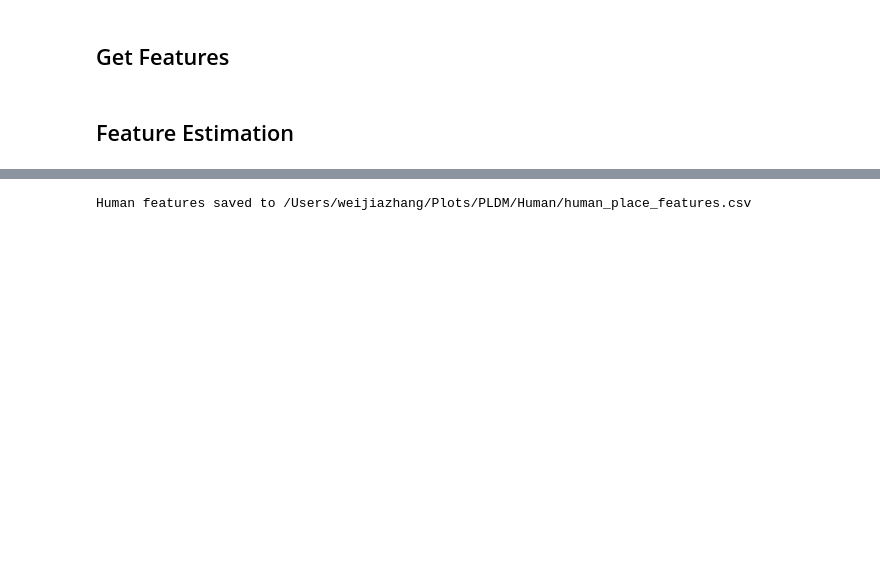
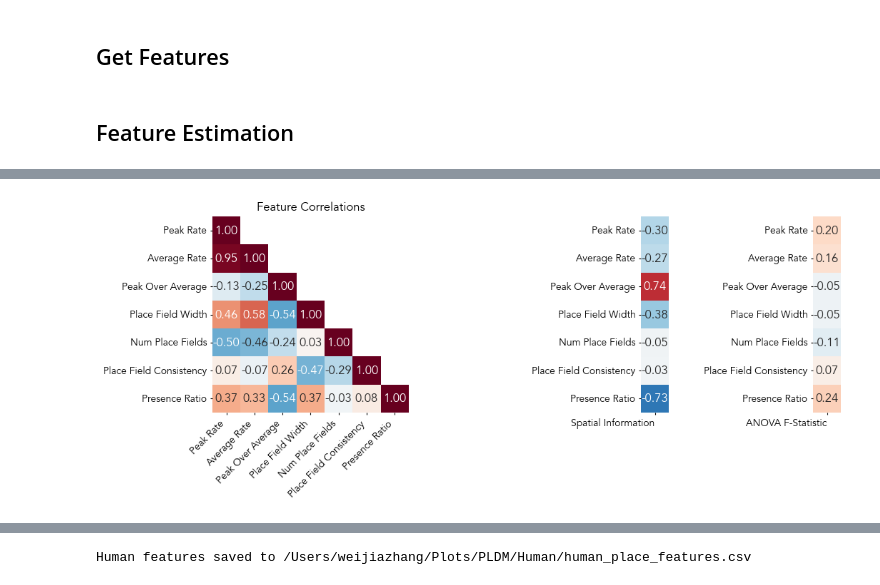
Before and after one commit to HSNPipeline/AnalyzeTrain, a Jupyter notebook: notebooks/02_Feature_Estimate.ipynb, the cells around one changed output, grey strips where cells are left out. Saved outputs shown, nothing was run; the diff lists cells and outputs as text; code cells hidden in the pictures; blank space fills up the shorter version.

```diff
--- a/notebooks/02_Feature_Estimate.ipynb
+++ b/notebooks/02_Feature_Estimate.ipynb
@@ -115,8 +146,8 @@ all_results['num_trials_close_to_peak'] = pd.Series([None] * len(all_results))
 all_results['percentage_num_trials_close_to_peak'] = pd.Series([None] * len(all_results))
 
 # Calculate basic rate features
-all_results['peak_rate'] = all_results['place_bins'].apply(np.max)
-all_results['average_rate'] = all_results['place_bins'].apply(np.mean)
+all_results['peak_rate'] = all_results['fr_bins'].apply(np.max)
+all_results['average_rate'] = all_results['fr_bins'].apply(np.mean)
 all_results['SNR'] = all_results['peak_rate'] / all_results['average_rate']
 
 # Calculate place field features for each unit
@@ -127,12 +158,12 @@ for i in range(len(all_results)):
      all_results.at[i,'labeled_fields'],
      all_results.at[i,'N_place_fields'],
      all_results.at[i,'peak_rate'],
-     all_results.at[i,'place_field_peak_location']) = find_place_field(all_results['place_bins'][i])
+     all_results.at[i,'place_field_peak_location']) = find_place_field(all_results['fr_bins'][i])
 
     (all_results.at[i,'trial_peak_loc'],
      all_results.at[i,'trial_peak_rate'],
      all_results.at[i,'num_trials_close_to_peak'],
-     all_results.at[i,'percentage_num_trials_close_to_peak']) = find_place_location(all_results['trial_place_bins'][i],
+     all_results.at[i,'percentage_num_trials_close_to_peak']) = find_place_location(all_results['trial_fr'][i],
                                                                                    all_results['place_field_peak_location'][i],tolerance = 6)
 # %%
 all_results['presence_ratio'] = all_results['trial_fr'].apply(lambda x: np.mean([np.any(np.array(trial) > 0) for trial in x]))
@@ -149,3 +210,3 @@ presence_ratio = all_results['presence_ratio']
 # %%
-place_info = all_results['place_info']
-place_anova = all_results['place_anova']
+place_info = all_results['place_fr_info']
+place_anova = all_results['place_fr_anova']
@@ -274,0 +248,46 @@ save_figure('Human_Estimated_Feature_vs_Method',file_path='/Users/weijiazhang/Pl
+# %%
+grid = make_grid(4, 5, wspace=1,hspace = 1,figsize=(14,5))
+plt.rcParams.update({
+    'font.family':  'Avenir',
+    'font.size': 12,
+    'axes.titlesize': 12,
+    'axes.labelsize': 10,
+    'legend.fontsize': 12,
+    'xtick.labelsize': 10,  # Smaller tick label size
+    'ytick.labelsize': 10,  # Smaller tick label size
+    'axes.linewidth': 0.5,  # Reduce the thickness of axis lines
+    'xtick.major.width': 0.8,  # Thinner x ticks
+    'ytick.major.width': 0.8,  # Thinner y ticks
+    'xtick.major.size': 2.0,   # Shorter x ticks
+    'ytick.major.size': 2.0,   # Shorter y ticks
+ # Smaller colorbar label font
+})
+feature_labels = [name.replace('_', ' ').title() for name in feature_names]
+
+# Feature correlation matrix
+ax = get_grid_subplot(grid, slice(0, 3), slice(0, 3))
+mask = np.triu(np.ones_like(correlation_matrix, dtype=bool), k=1)
+sns.heatmap(correlation_matrix, mask=mask, xticklabels=feature_labels, yticklabels=feature_labels,
+            cmap='RdBu_r', vmin=-1, vmax=1, center=0, square=True, annot=True, fmt='.2f', ax=ax, cbar=False)
+ax.set_title('Feature Correlations')
+ax.set_xticklabels(ax.get_xticklabels(), rotation=45, ha='right')
+
+# Place info correlations
+ax = get_grid_subplot(grid,slice(0, 3) , 3)
+place_info_corr = [correlations[f'{feat}_vs_place_info'] for feat in feature_names]
+sns.heatmap(np.array(place_info_corr).reshape(-1,1), yticklabels=feature_labels, xticklabels=['Spatial Information'],
+            cmap='RdBu_r', vmin=-1, vmax=1, center=0, square=True, annot=True, fmt='.2f', ax=ax, cbar=False)
+
+ax.set_xticklabels(ax.get_xticklabels(),  ha='right')
+
+# Place ANOVA correlations
+ax = get_grid_subplot(grid,slice(0, 3) , 4)
+place_anova_corr = [correlations[f'{feat}_vs_place_anova'] for feat in feature_names]
+sns.heatmap(np.array(place_anova_corr).reshape(-1,1), yticklabels=feature_labels, xticklabels=['ANOVA F-Statistic'],
+            cmap='RdBu_r', vmin=-1, vmax=1,  square=True, annot=True, fmt='.2f', ax=ax, cbar=False)
+
+ax.set_xticklabels(ax.get_xticklabels(), ha='right')
+
+save_figure('Correlation_Human_Estimated_Feature_vs_Method',file_path='/Users/weijiazhang/Plots/PLDM/Human')
+# %% [output]
+[figure, added]
```
Also changed, not shown: parts of 8 cells of this notebook, 6 other files.
